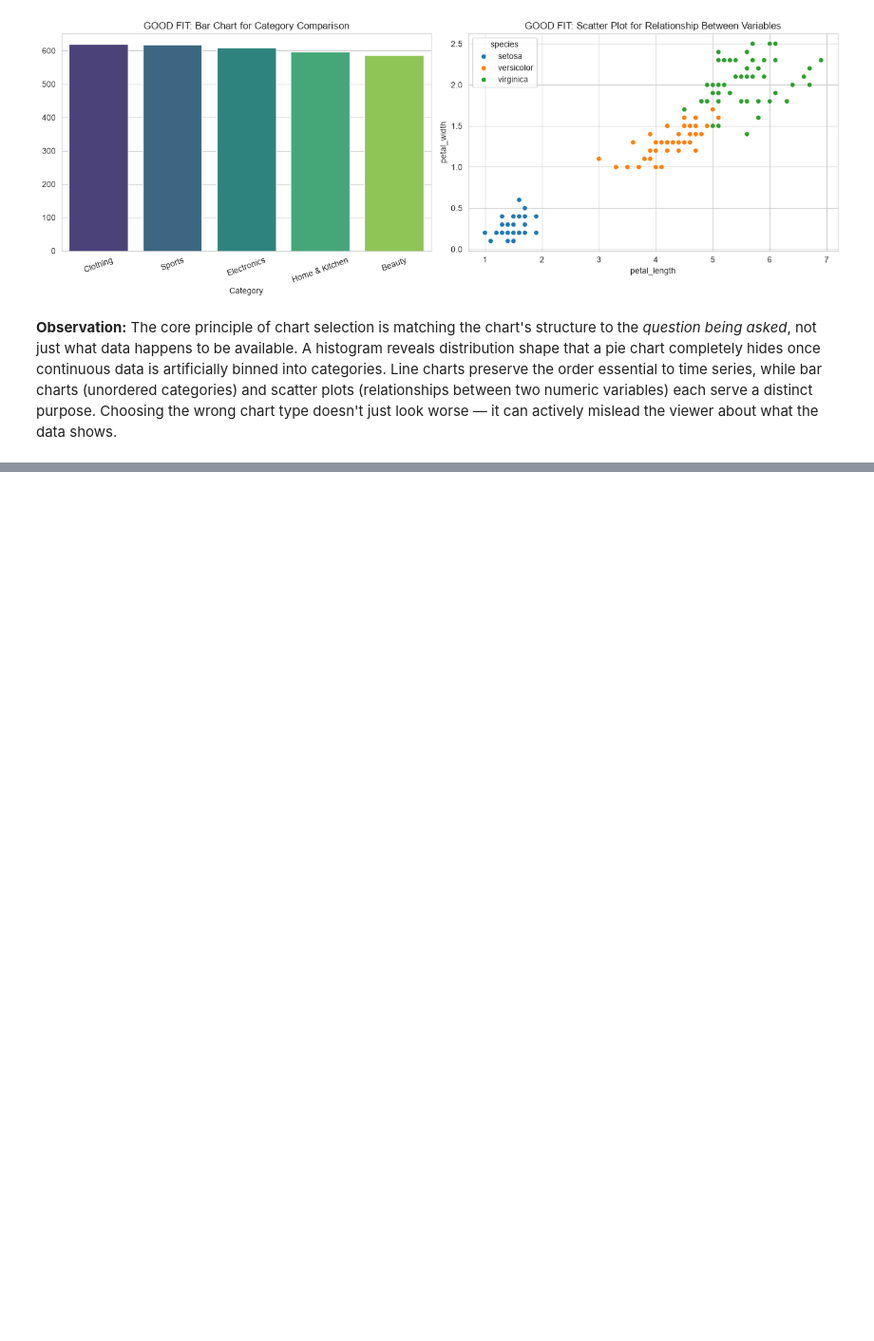
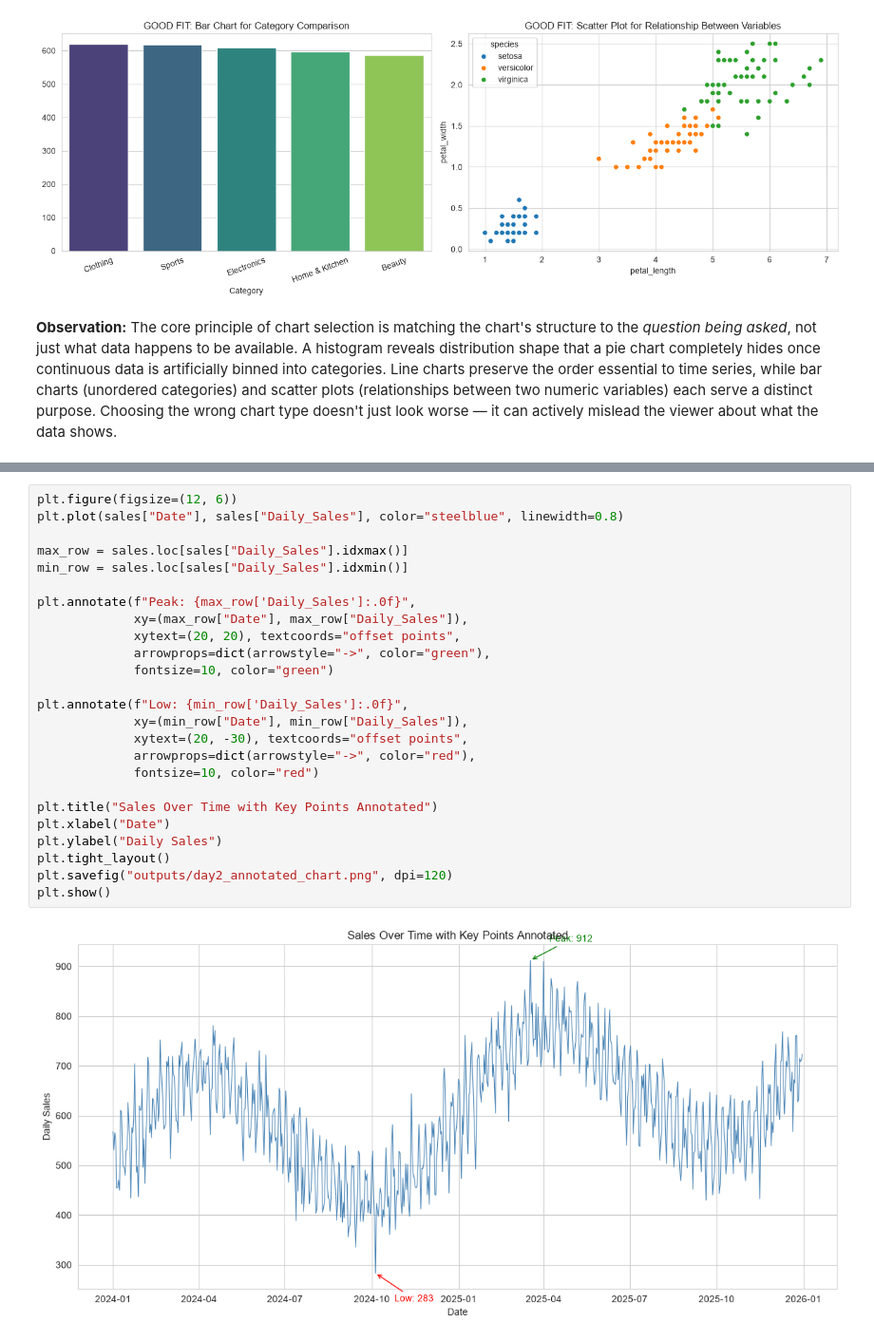
Before and after one commit to nikitha-d1323/data-analysis-mini-projects, a Jupyter notebook: unit4-visualization-best-practices/Visualization_Unit4.ipynb, the cells around one changed output, grey strips where cells are left out. Shown at 95% size. Saved outputs shown, nothing was run; the diff lists cells and outputs as text; blank space fills up the shorter version.

```diff
--- a/unit4-visualization-best-practices/Visualization_Unit4.ipynb
+++ b/unit4-visualization-best-practices/Visualization_Unit4.ipynb
@@ -96,0 +120,27 @@ about what the data shows.
+# %%
+plt.figure(figsize=(12, 6))
+plt.plot(sales["Date"], sales["Daily_Sales"], color="steelblue", linewidth=0.8)
+
+max_row = sales.loc[sales["Daily_Sales"].idxmax()]
+min_row = sales.loc[sales["Daily_Sales"].idxmin()]
+
+plt.annotate(f"Peak: {max_row['Daily_Sales']:.0f}",
+             xy=(max_row["Date"], max_row["Daily_Sales"]),
+             xytext=(20, 20), textcoords="offset points",
+             arrowprops=dict(arrowstyle="->", color="green"),
+             fontsize=10, color="green")
+
+plt.annotate(f"Low: {min_row['Daily_Sales']:.0f}",
+             xy=(min_row["Date"], min_row["Daily_Sales"]),
+             xytext=(20, -30), textcoords="offset points",
+             arrowprops=dict(arrowstyle="->", color="red"),
+             fontsize=10, color="red")
+
+plt.title("Sales Over Time with Key Points Annotated")
+plt.xlabel("Date")
+plt.ylabel("Daily Sales")
+plt.tight_layout()
+plt.savefig("outputs/day2_annotated_chart.png", dpi=120)
+plt.show()
+# %% [output]
+[figure, added]
```
Also changed, not shown: parts of 5 cells of this notebook, 4 other files.
